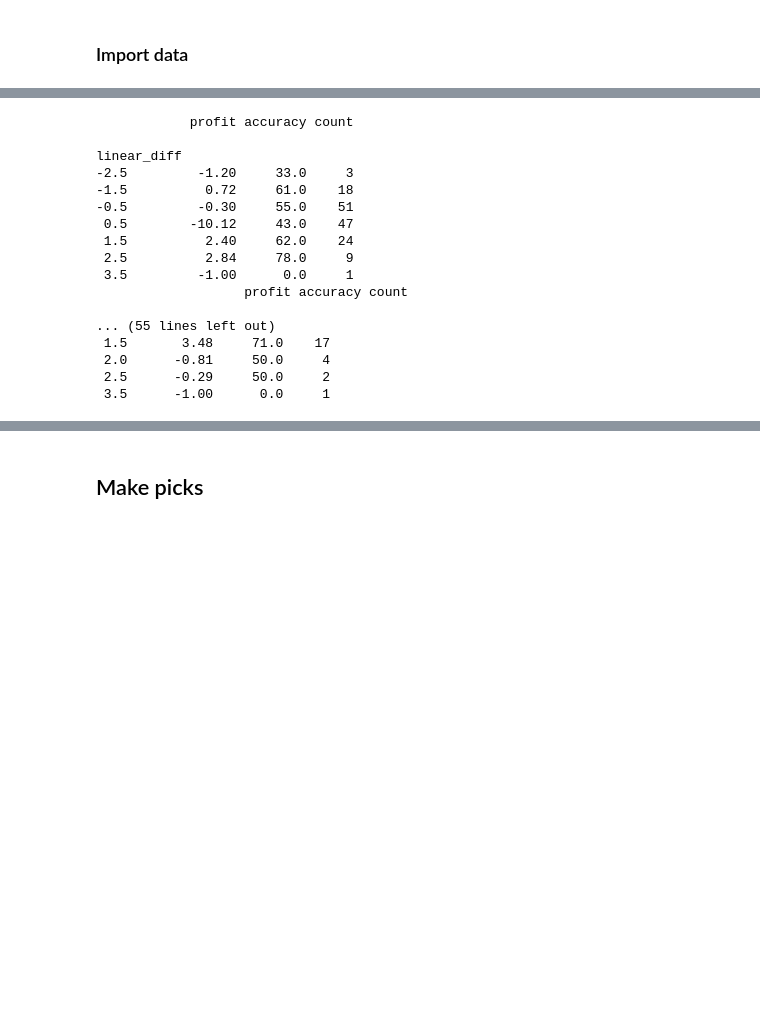
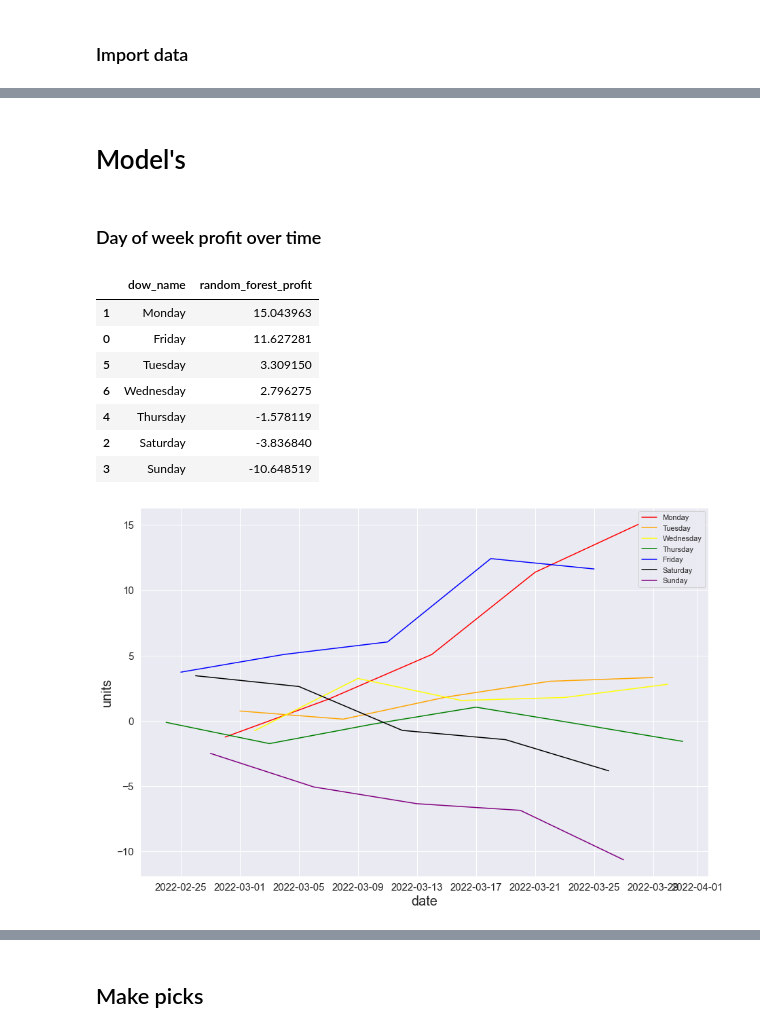
Before and after one commit to tylerengland25/NBA, a Jupyter notebook: backend/predictions/analysis.ipynb, the cells around one changed output, grey strips where cells are left out. Drawn from its saved outputs; the diff is of its cells as text; code cells hidden in the pictures; blank space fills up the shorter version.

```diff
--- a/backend/predictions/analysis.ipynb
+++ b/backend/predictions/analysis.ipynb
@@ -132,25 +112,35 @@ avg
-# %%
-for model in models:
-    temp = df.groupby([model + '_diff'])[[model + '_hit', model + '_profit']].aggregate(['sum', 'count'])
-    temp['accuracy'] = round(temp[(model + '_hit', 'sum')] / temp[(model + '_hit', 'count')] * 100)
-    temp['profit'] = round(temp[(model + '_profit', 'sum')], 2)
-    temp['count'] = temp[(model + '_hit', 'count')]
-    print(temp[['profit', 'accuracy', 'count']])
-# %% [output]
-            profit accuracy count
-
-linear_diff
--2.5         -1.20     33.0     3
--1.5          0.72     61.0    18
--0.5         -0.30     55.0    51
- 0.5        -10.12     43.0    47
- 1.5          2.40     62.0    24
- 2.5          2.84     78.0     9
- 3.5         -1.00      0.0     1
-                   profit accuracy count
-
-... (55 lines left out)
- 1.5       3.48     71.0    17
- 2.0      -0.81     50.0     4
- 2.5      -0.29     50.0     2
- 3.5      -1.00      0.0     1
+# %% [markdown]
+# Model's
+# %% [markdown]
+### Day of week profit over time
+# %%
+# seaborn formatting
+sns.set(rc={"figure.figsize":(15, 10)})
+sns.set_palette('bright', 8)
+plt.xlabel('date', fontsize=20)
+plt.ylabel('units', fontsize=20)
+plt.xticks(fontsize=15)
+plt.yticks(fontsize=15)
+
+colors = ['red', 'orange', 'yellow', 'green', 'blue', 'black', 'purple']
+days = ['Monday', 'Tuesday', 'Wednesday', 'Thursday', 'Friday', 'Saturday', 'Sunday']
+for day, color in zip(days, colors):
+    dow_df = df.groupby(['date', 'dow_name']).aggregate('sum').reset_index()
+    dow_df = dow_df[dow_df['dow_name'] == day]
+    dow_df['profit'] = dow_df['random_forest_profit'].cumsum()
+
+    sns.lineplot(data=dow_df, x='date', y='profit', color=color, label=day)
+
+
+dow_df = df.groupby(['dow_name']).aggregate('sum').reset_index().sort_values(['random_forest_profit'], ascending=False)
+dow_df[['dow_name', 'random_forest_profit']]
+# %% [output]
+|  | dow_name | random_forest_profit |
+| 1 | Monday | 15.043963 |
+| 0 | Friday | 11.627281 |
+| 5 | Tuesday | 3.309150 |
+| 6 | Wednesday | 2.796275 |
+| 4 | Thursday | -1.578119 |
+| 2 | Saturday | -3.836840 |
+| 3 | Sunday | -10.648519 |
+[figure, added]
```
Also changed, not shown: parts of 17 cells of this notebook, 45 other files.
